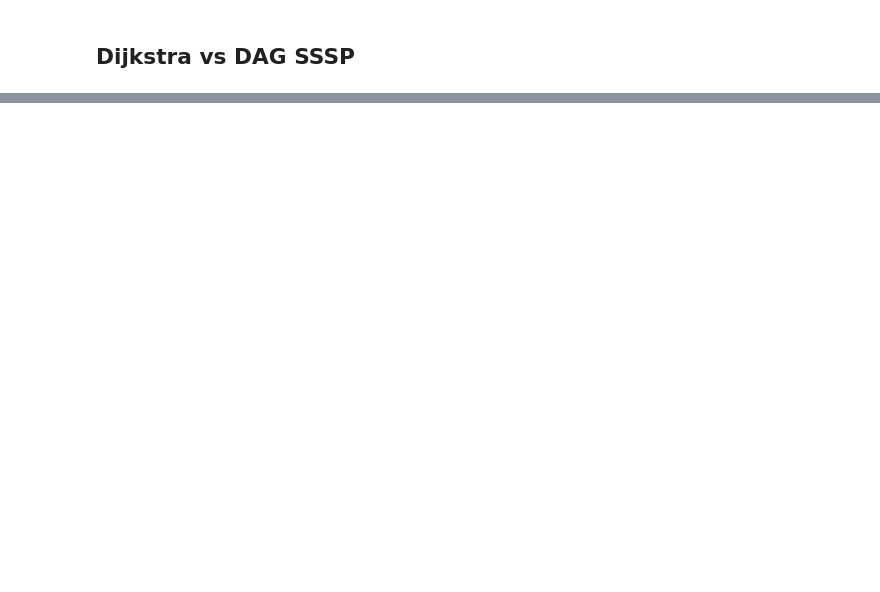
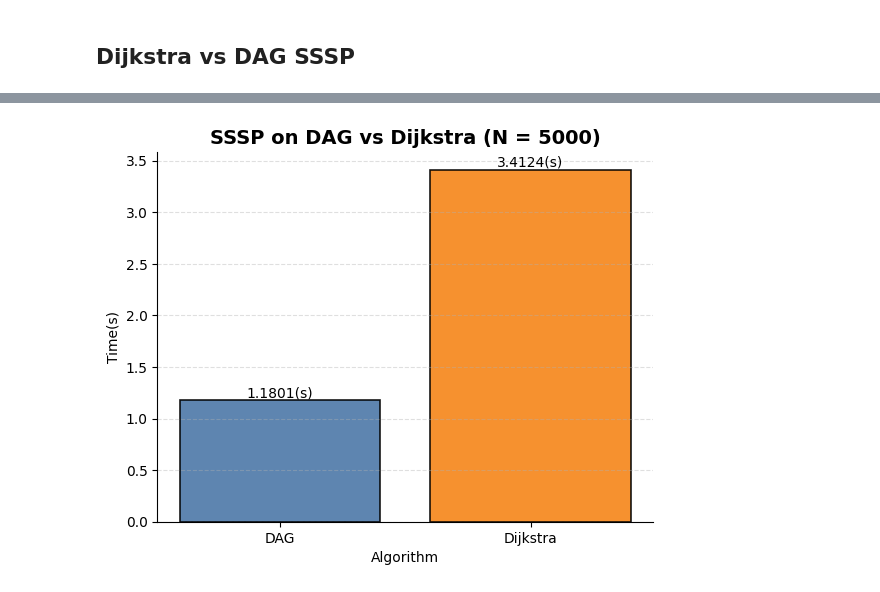
Before and after one commit to nelatawy/MST-ShortestPath-Benchmarking, a Jupyter notebook: visualization.ipynb, the cells around one changed output, grey strips where cells are left out. Drawn from its saved outputs; the diff is of its cells as text; code cells hidden in the pictures; blank space fills up the shorter version.

```diff
--- a/visualization.ipynb
+++ b/visualization.ipynb
@@ -153,0 +188,45 @@ ax.legend(loc="upper left", fontsize=10, frameon=True)
+# %%
+fig, ax = plt.subplots()
+dijkstratime = dijkstradata.loc[
+    (dijkstradata[' NodeCount'] == 5000) &
+    (dijkstradata[' Distribution'] == ' DAG')
+][' MeanTime'].iloc[0]
+
+dagtime = dagdata.loc[
+    dagdata[' NodeCount'] == 5000
+][' MeanTime'].iloc[0]
+
+y = [dagtime, dijkstratime]
+x = ["DAG", "Dijkstra"]
+
+bars = ax.bar(
+    x, y,
+    color=["#4C78A8", "#F58518"],
+    edgecolor="black",
+    linewidth=1.2,
+    alpha=0.9
+)
+
+for bar in bars:
+    height = bar.get_height()
+    ax.text(
+        bar.get_x() + bar.get_width()/2,
+        height,
+        f"{height:.4f}(s)",
+        ha="center",
+        va="bottom",
+        fontsize=10
+    )
+
+ax.set_ylabel("Time(s)")
+ax.set_xlabel("Algorithm")
+ax.grid(axis="y", linestyle="--", alpha=0.4)
+
+ax.spines["top"].set_visible(False)
+ax.spines["right"].set_visible(False)
+
+ax.set_title("SSSP on DAG vs Dijkstra (N = 5000)", fontsize=14, fontweight="bold")
+
+plt.show()
+# %% [output]
+[figure, added]
```
Also changed, not shown: parts of 7 cells of this notebook.
